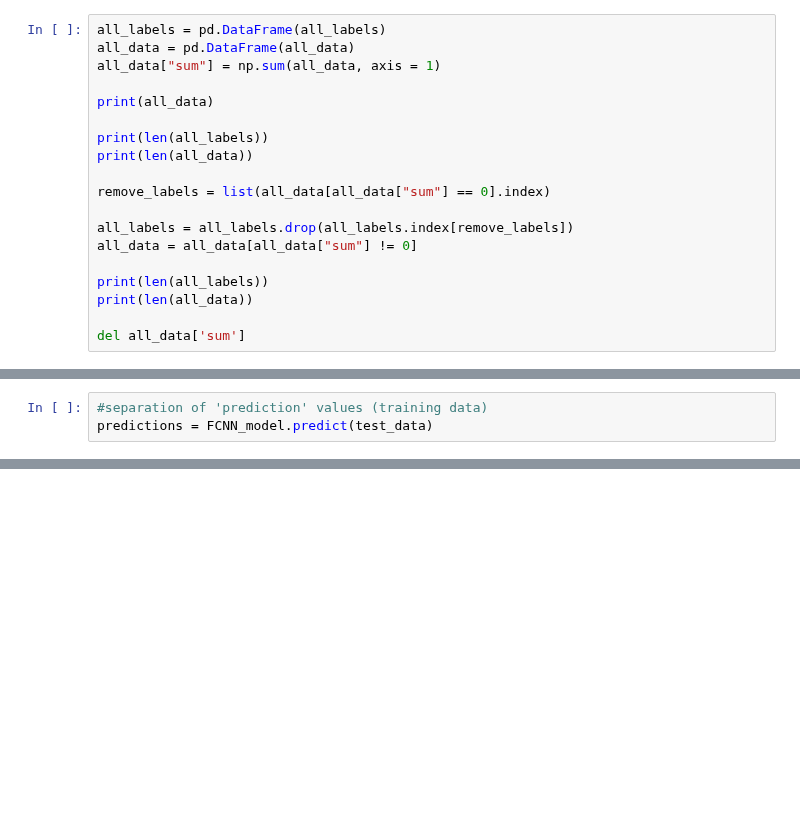
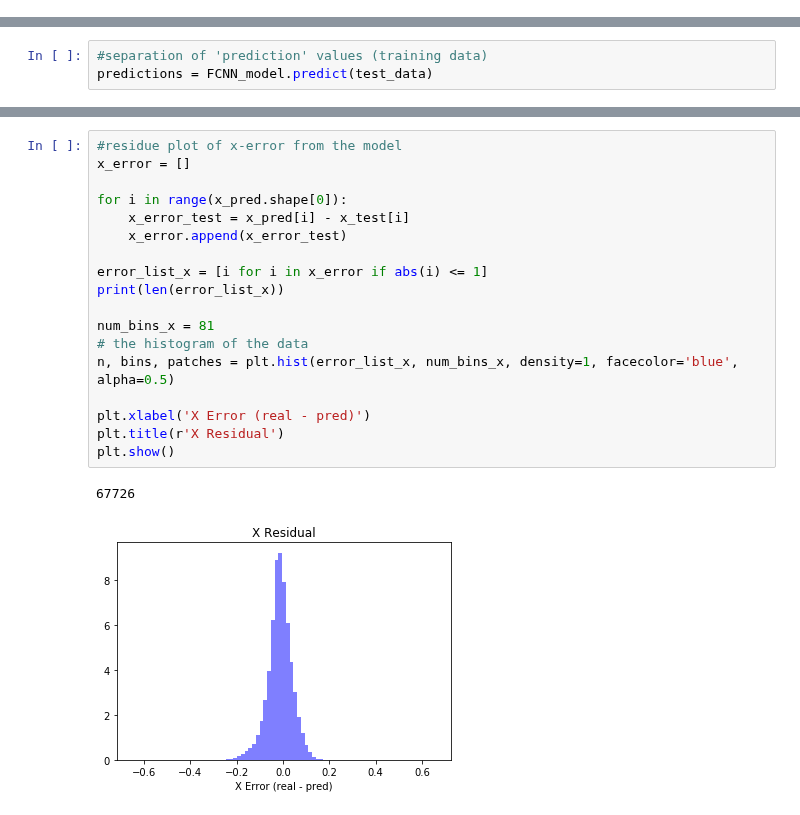
Before and after one commit to krober4771/O-PPAC-REU-2020, a Jupyter notebook: O-PPAC FCNN with Fixed Sim Data.ipynb, the cells around one changed output, grey strips where cells are left out. Cells and saved outputs as stored; diff of their text form; blank space fills up the shorter version.

```diff
--- a/O-PPAC FCNN with Fixed Sim Data.ipynb
+++ b/O-PPAC FCNN with Fixed Sim Data.ipynb
@@ -65,22 +58,3 @@ all_data = normalize(all_data,axis = 1)
 print(np.max(all_data))
 # %% [output]
 0.8395246220687987
-# %%
-all_labels = pd.DataFrame(all_labels)
-all_data = pd.DataFrame(all_data)
-all_data["sum"] = np.sum(all_data, axis = 1)
-
-print(all_data)
-
-print(len(all_labels))
-print(len(all_data))
-
-remove_labels = list(all_data[all_data["sum"] == 0].index)
-
-all_labels = all_labels.drop(all_labels.index[remove_labels])
-all_data = all_data[all_data["sum"] != 0]
-
-print(len(all_labels))
-print(len(all_data))
-
-del all_data['sum']
@@ -298 +316,22 @@ SyntaxError: invalid character in identifier (<ipython-input-754-f4975698a1a7>,
+# %%
+#residue plot of x-error from the model
+x_error = []
+
+for i in range(x_pred.shape[0]):
+    x_error_test = x_pred[i] - x_test[i]
+    x_error.append(x_error_test)
+
+error_list_x = [i for i in x_error if abs(i) <= 1]
+print(len(error_list_x))
+
+num_bins_x = 81
+# the histogram of the data
+n, bins, patches = plt.hist(error_list_x, num_bins_x, density=1, facecolor='blue', alpha=0.5)
+
+plt.xlabel('X Error (real - pred)')
+plt.title(r'X Residual')
+plt.show()
+# %% [output]
+67726
+[figure, added]
 # %%
```
Also changed, not shown: parts of 25 cells of this notebook.
